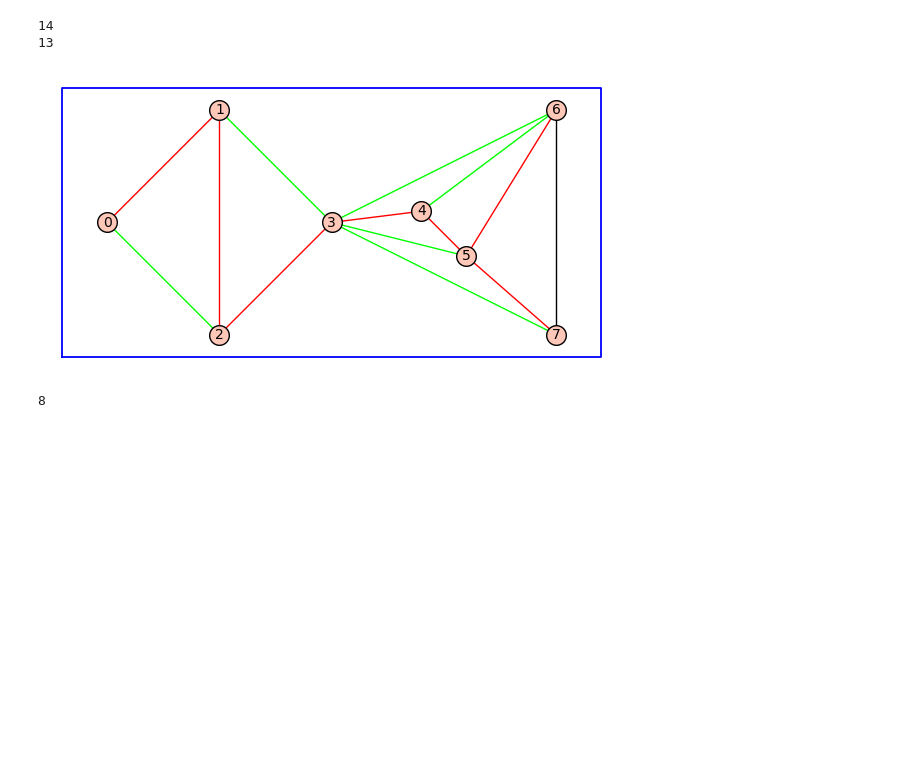
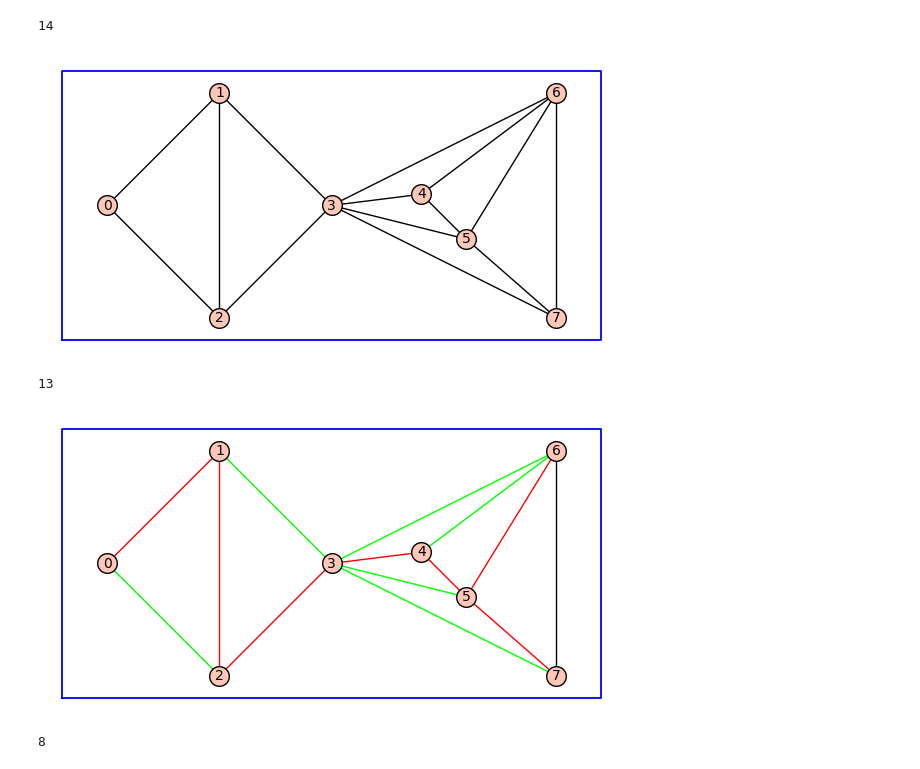
Before and after one commit to fk2601/kforest, a Jupyter notebook: kforest.ipynb, the cells around one changed output. Saved outputs shown, nothing was run; the diff lists cells and outputs as text; code cells hidden in the pictures; blank space fills up the shorter version.

```diff
--- a/kforest.ipynb
+++ b/kforest.ipynb
@@ -47,14 +47,15 @@ def c_graphic((a,b), I):
     if I.Treenumbers[a] != I.Treenumbers[b]:
         return None
 
+    global disjointsets
     cycle = []
     tree = I.Trees[I.Treenumbers[a]]
     while a != b:
         node = a if I.Levelordernumbers[a] > I.Levelordernumbers[b] else b
         parent = tree.neighbors_in(node)[0]
-        if find(I.Disjointsets, parent) != find(I.Disjointsets, node):
+        if find(disjointsets, parent) != find(disjointsets, node):
             cycle.append((parent, node))
-            union(I.Disjointsets, parent, node)
+            union(disjointsets, parent, node)
         if I.Levelordernumbers[a] > I.Levelordernumbers[b]:
             a = parent
         else:
@@ -63,12 +64,13 @@ def c_graphic((a,b), I):
     return cycle
 # %%
 def start_graphic(Is):
+    global disjointsets
+    disjointsets = [i for i in range(Is[0].G.order())]
     for I in Is:
         I.Treenumbers = [0] * I.G.order()
         I.Trees = list()
         I.Levelordernumbers = [0] * I.G.order()
         I.Visited = [False] * I.G.order()
-        I.Disjointsets = [i for i in range(I.G.order())]
         components = I.G.connected_components_subgraphs()
         for idx, c in enumerate(components):
             rootedTree = c.rootTree(c.vertices()[0], idx, I)
@@ -212,37 +219,41 @@ pos = {0:[0.0, 0.0], 1:[1.0, 1.0], 2:[1.0, -1.0], 3:[2.0, 0.0], 4:[2.8, 0.1], 5:
 
 #graph = graphs.GoldnerHararyGraph()
 #graph.delete_edge((1,3,None))
 #pos = graph.layout()
 
 #graph = graphs.HerschelGraph()
 #pos = graph.layout()
 
 #graph = graphs.WienerArayaGraph()
 #pos = graph.layout()
 
+#graph = graphs.CompleteGraph(5)
+#pos = graph.layout()
+
 graph.weighted(True)
 
 print (len(graph.edges()))
 p = graph.plot(vertex_labels=True, graph_border=True, pos=pos)
-#p.show()
-
+p.show()
+disjointsets = []
 Is = k_forest(graph, 2, start_graphic, c_graphic)
 l1 = Is[0].I()
 l2 = Is[1].I()
 l = l1 + l2
 print(len(l))
 res1 = set(map(lambda x: x[:2], graph.edges()))
 res2 = set(map(lambda x: x[:2], l))
 res = res1.difference(res2)
 r = map(lambda x: x + (-1,), list(res))
 output = Graph(4)
 output.add_edges(r + l)
 pp = output.plot(vertex_labels=True, graph_border=True, color_by_label={0:(1,0,0), 1:(0,1,0)}, pos=pos)
 pp.show()
 # %% [output]
 14
-13
-[figure, old version]
+[figure, new version]
+13
+[figure, added]
 # %%
 L = top_clump(graph, 2, start_graphic, c_graphic)
 print(len(L))
```
Also changed, not shown: parts of 4 cells of this notebook.
